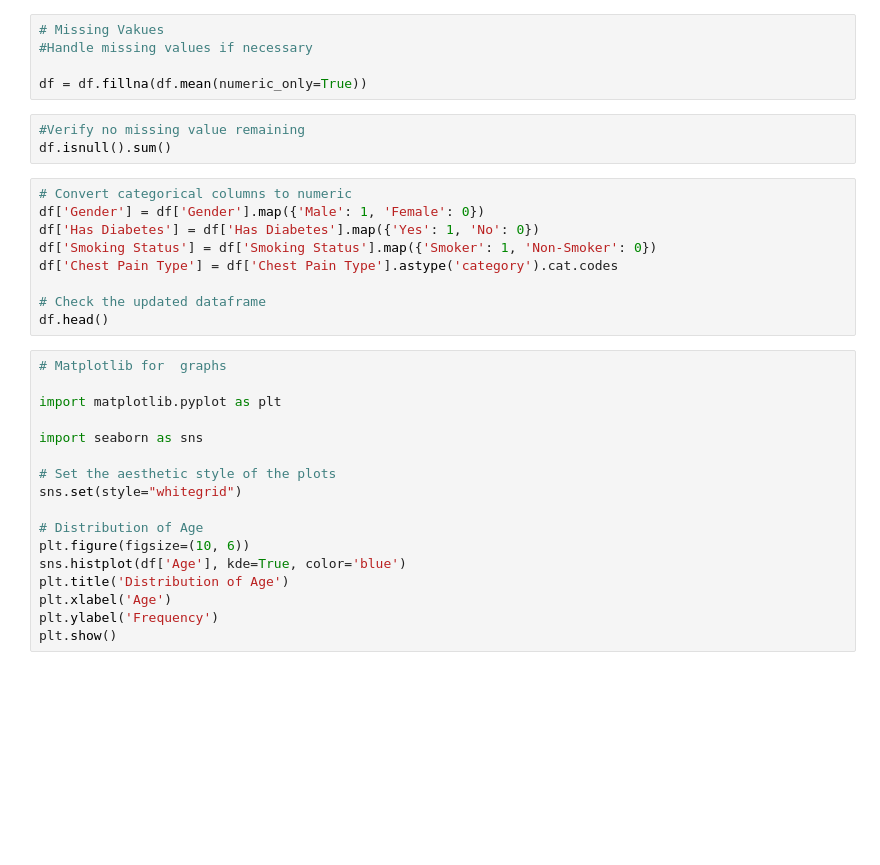
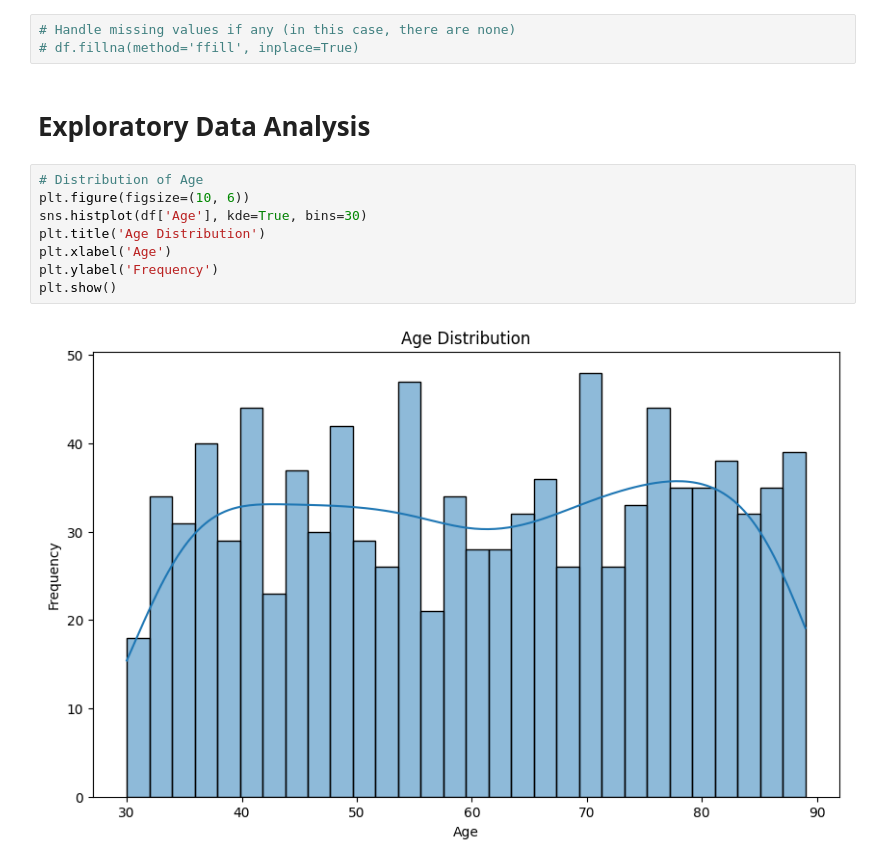
Before and after one commit to Thasan112/Heart_risk, a Jupyter notebook: heart-attack-risk-factors.ipynb, the cells around one changed output. Cells and saved outputs as stored; diff of their text form; blank space fills up the shorter version.

```diff
--- a/heart-attack-risk-factors.ipynb
+++ b/heart-attack-risk-factors.ipynb
@@ -31,34 +86,15 @@ df.describe()
 # %%
-# Missing Vakues
-#Handle missing values if necessary
-
-df = df.fillna(df.mean(numeric_only=True))
+# Handle missing values if any (in this case, there are none)
+# df.fillna(method='ffill', inplace=True)
-# %%
-#Verify no missing value remaining
-df.isnull().sum()
-# %%
-# Convert categorical columns to numeric
-df['Gender'] = df['Gender'].map({'Male': 1, 'Female': 0})
-df['Has Diabetes'] = df['Has Diabetes'].map({'Yes': 1, 'No': 0})
-df['Smoking Status'] = df['Smoking Status'].map({'Smoker': 1, 'Non-Smoker': 0})
-df['Chest Pain Type'] = df['Chest Pain Type'].astype('category').cat.codes
-
-# Check the updated dataframe
-df.head()
+# %% [markdown]
+# Exploratory Data Analysis
 # %%
-# Matplotlib for  graphs
-
-import matplotlib.pyplot as plt
-
-import seaborn as sns
-
-# Set the aesthetic style of the plots
-sns.set(style="whitegrid")
-
 # Distribution of Age
 plt.figure(figsize=(10, 6))
-sns.histplot(df['Age'], kde=True, color='blue')
-plt.title('Distribution of Age')
+sns.histplot(df['Age'], kde=True, bins=30)
+plt.title('Age Distribution')
 plt.xlabel('Age')
 plt.ylabel('Frequency')
 plt.show()
+# %% [output]
+[figure, added]
```
Also changed, not shown: parts of 14 cells of this notebook.
